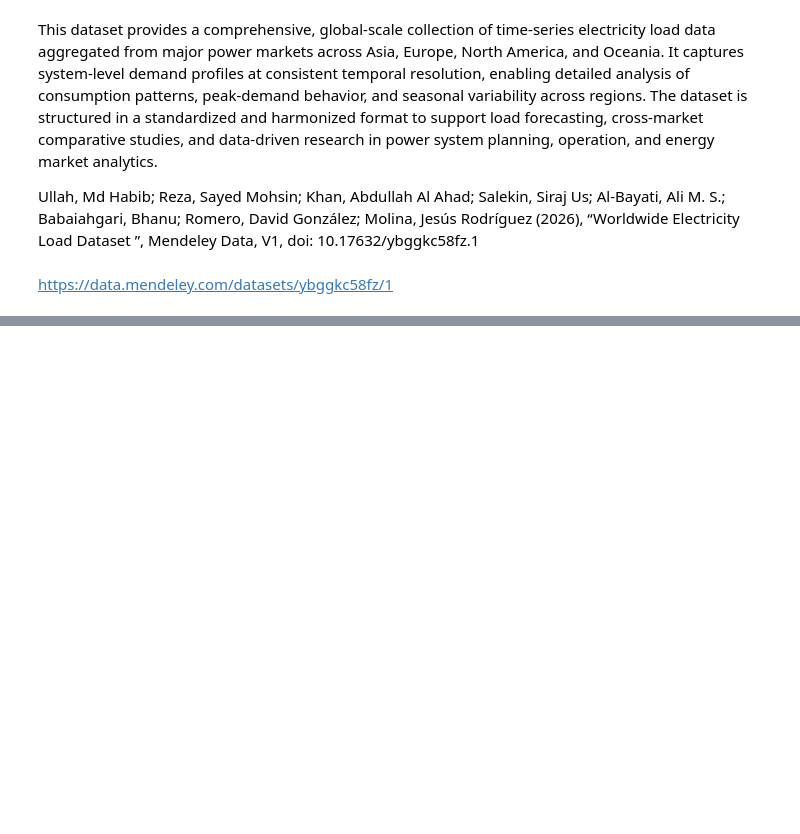
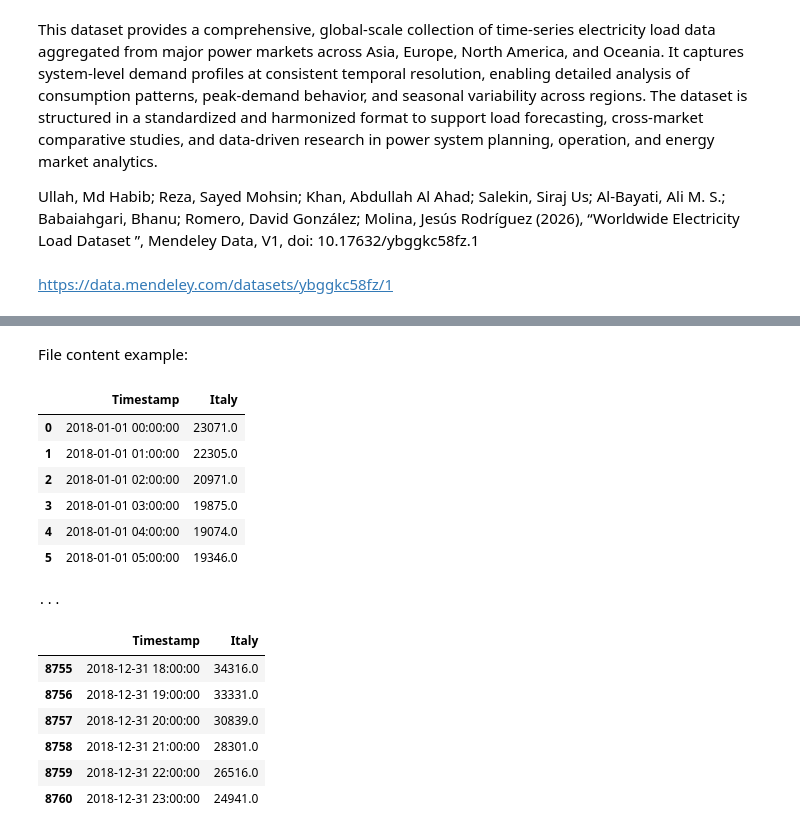
Before and after one commit to reddgr/energy-price-forecasting-for-power-grids, a Jupyter notebook: notebooks/01_file_exploration.ipynb, the cells around one changed output, grey strips where cells are left out. Saved outputs shown, nothing was run; the diff lists cells and outputs as text; code cells hidden in the pictures; blank space fills up the shorter version.

```diff
--- a/notebooks/01_file_exploration.ipynb
+++ b/notebooks/01_file_exploration.ipynb
@@ -197,0 +250,23 @@ Saved file list to ..\pkl\0_weld_files_list.pkl
+# %% [markdown]
+File content example:
+# %%
+italy_load_data_2025 = pd.read_pickle(os.path.join(ROOT, 'pkl', 'weld', 'Italy_ENTSO-E_2018.pkl'))
+display(italy_load_data_2025.head(6))
+print("...")
+display(italy_load_data_2025.tail(6))
+# %% [output]
+|  | Timestamp | Italy |
+| 0 | 2018-01-01 00:00:00 | 23071.0 |
+| 1 | 2018-01-01 01:00:00 | 22305.0 |
+| 2 | 2018-01-01 02:00:00 | 20971.0 |
+| 3 | 2018-01-01 03:00:00 | 19875.0 |
+| 4 | 2018-01-01 04:00:00 | 19074.0 |
+| 5 | 2018-01-01 05:00:00 | 19346.0 |
+...
+|  | Timestamp | Italy |
+| 8755 | 2018-12-31 18:00:00 | 34316.0 |
+| 8756 | 2018-12-31 19:00:00 | 33331.0 |
+| 8757 | 2018-12-31 20:00:00 | 30839.0 |
+| 8758 | 2018-12-31 21:00:00 | 28301.0 |
+| 8759 | 2018-12-31 22:00:00 | 26516.0 |
+| 8760 | 2018-12-31 23:00:00 | 24941.0 |
```
Also changed, not shown: parts of 16 cells of this notebook, 3 other files.
